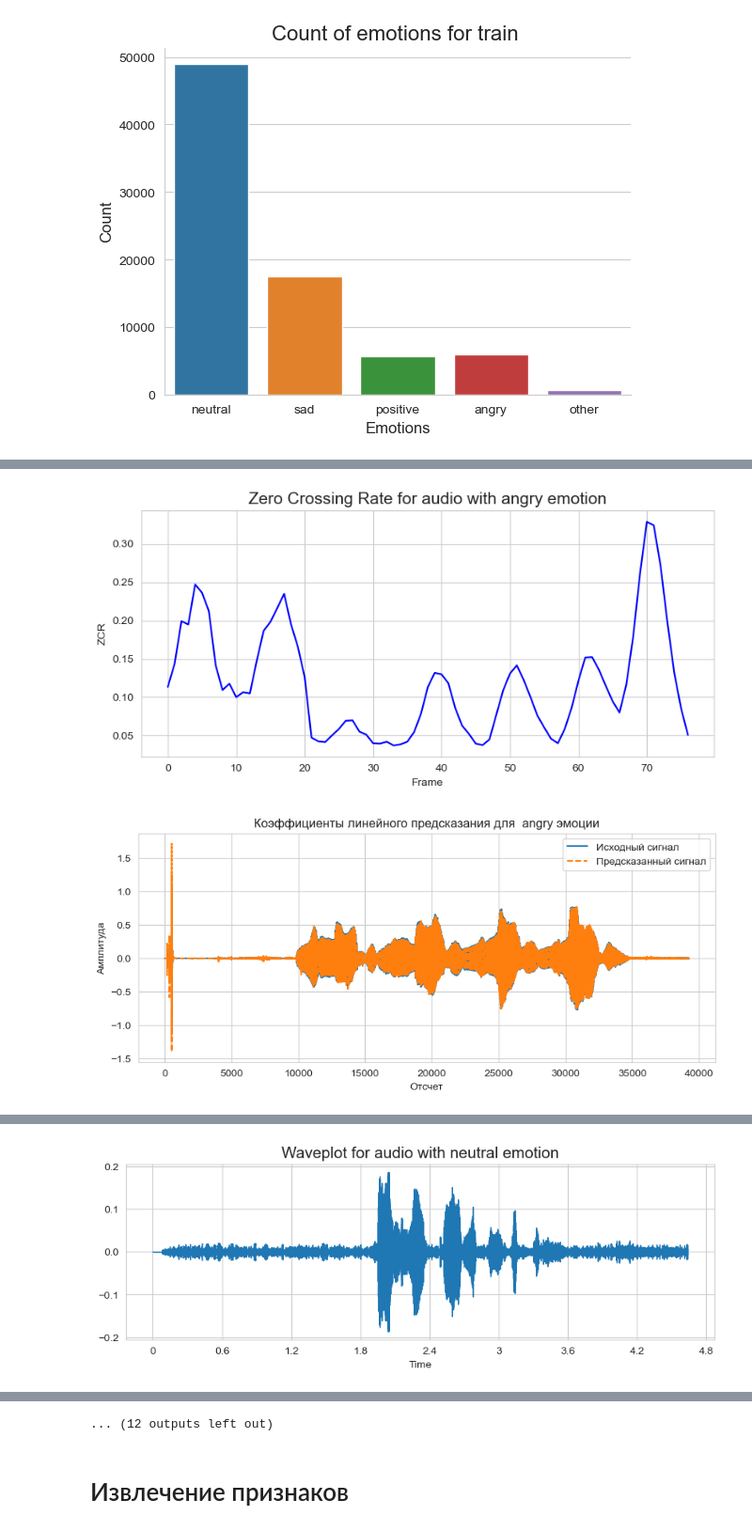
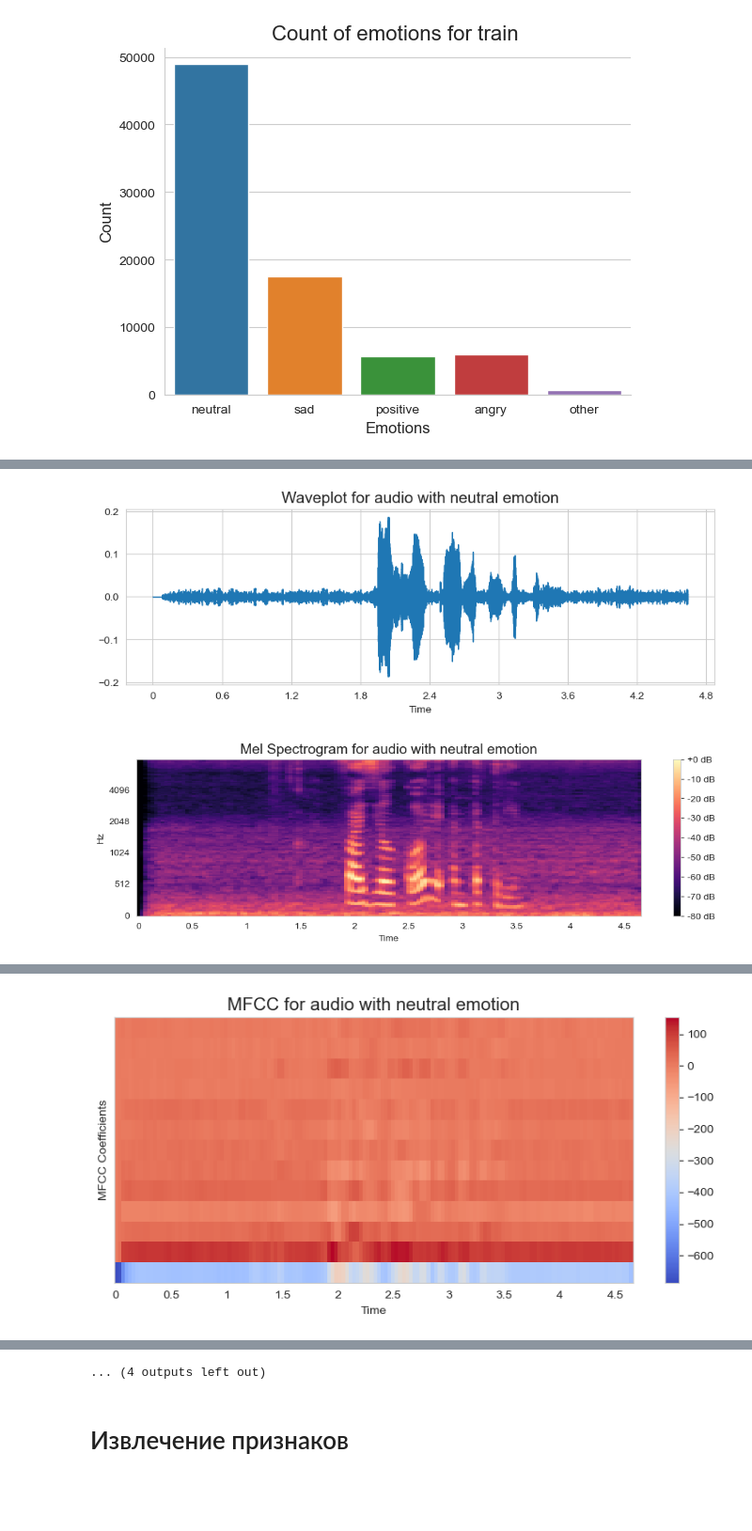
Before and after one commit to SeraphimPentin/SER_fqw, a Jupyter notebook: src/data.ipynb, the cells around one changed output, grey strips where cells are left out. Shown at 94% size. Saved outputs shown, nothing was run; the diff lists cells and outputs as text; code cells hidden in the pictures; blank space fills up the shorter version.

```diff
--- a/src/data.ipynb
+++ b/src/data.ipynb
@@ -94,6 +88,14 @@ def create_spectrogram(data, sr, emotion):
     plt.title('Spectrogram for audio with {} emotion'.format(emotion), size=15)
     librosa.display.specshow(Xdb, sr=sr, x_axis='time', y_axis='hz')
     plt.colorbar()
+    plt.show()
+
+def create_mel_spectrogram(data, sr, emotion):
+    mel_spectrogram = librosa.feature.melspectrogram(y=data, sr=sr)
+    plt.figure(figsize=(12, 3))
+    plt.title('Mel Spectrogram for audio with {} emotion'.format(emotion), size=15)
+    librosa.display.specshow(librosa.power_to_db(mel_spectrogram, ref=np.max), sr=sr, x_axis='time', y_axis='mel')
+    plt.colorbar(format='%+2.0f dB')
     plt.show()
 
 def create_audio_display(data):
@@ -160,10 +167,11 @@ for index, row in data_4.iterrows():
     audio_data, sample_rate = librosa.load(audio_path, sr=None)
     create_audio_display(audio_path)
     create_waveplot(audio_data, sample_rate, emotion)
-    create_spectrogram(audio_data, sample_rate, emotion)
+    create_mel_spectrogram(audio_data, sample_rate, emotion)
+    # create_spectrogram(audio_data, sample_rate, emotion)
     create_mfcc_plot(audio_data, sample_rate, emotion)
-    create_zcr_plot(audio_data, sample_rate, emotion)
-    create_lpc_plot(audio_data, emotion)
+    # create_zcr_plot(audio_data, sample_rate, emotion)
+    # create_lpc_plot(audio_data, emotion)
 # %% [output]
 [interactive output not drawn]
 [figure]
@@ -172,2 +181,2 @@ for index, row in data_4.iterrows():
-[figure, old version]
+[figure, new version]
-[figure, old version]
+[figure, new version]
@@ -175 +183 @@ for index, row in data_4.iterrows():
-[figure, old version]
+[figure, new version]
@@ -180,4 +188,4 @@ for index, row in data_4.iterrows():
-... (12 outputs left out)
+... (4 outputs left out)
 # %% [markdown]
 # Извлечение признаков
 # %%
```
Also changed, not shown: parts of 10 cells of this notebook, 3 other files.
